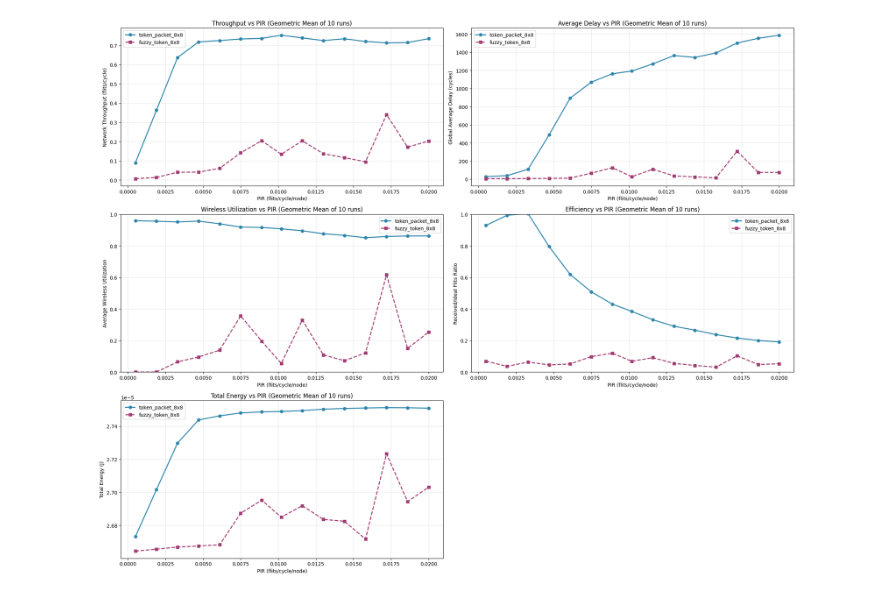
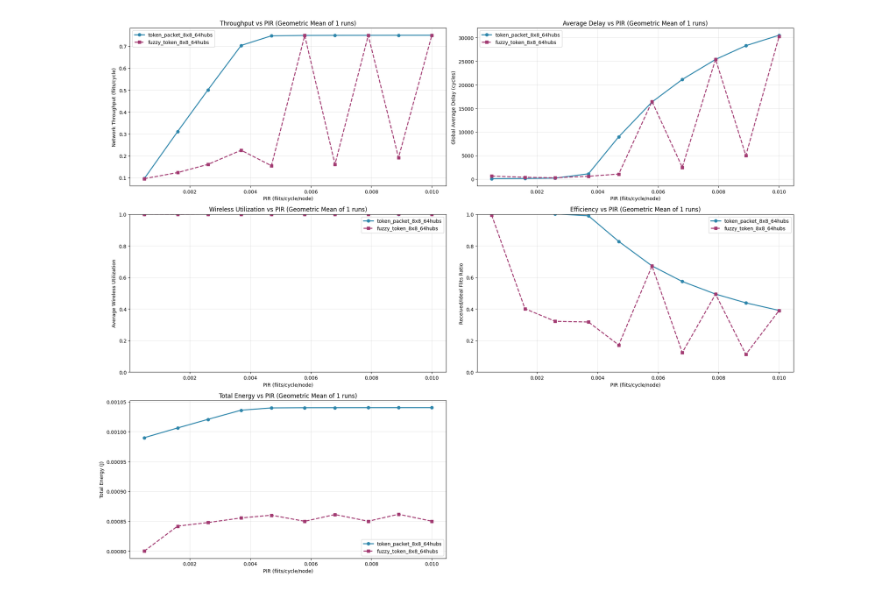
Before and after one commit to Jain-Nishkarsh/WiNoC-SOP, a Jupyter notebook: results/evaluate.ipynb, the cells around one changed output. Saved outputs shown, nothing was run; the diff lists cells and outputs as text; code cells hidden in the pictures.

```diff
--- a/results/evaluate.ipynb
+++ b/results/evaluate.ipynb
@@ -123,17 +16,17 @@ import numpy as np
 
 # Configuration - List all configs to compare
 CONFIGS = [
-    "../custom_config/token_packet_8x8.yaml",
-    # "../custom_config/token_packet_8x8_64hubs.yaml",
-    "../custom_config/fuzzy_token_8x8.yaml",
-    # "../custom_config/fuzzy_token_8x8_64hubs.yaml",
+    # "../custom_config/token_packet_8x8.yaml",
+    "../custom_config/token_packet_8x8_64hubs.yaml",
+    # "../custom_config/fuzzy_token_8x8.yaml",
+    "../custom_config/fuzzy_token_8x8_64hubs.yaml",
     # "../custom_config/fuzzy_token_rct_8x8.yaml",
     # "../custom_config/fuzzy_token_raj_8x8.yaml",
 ]
 
 BIN_DIR = Path("../bin").resolve()
-SEED = 1
-PIR_LIST = [round(x, 4) for x in np.linspace(0.0005, 0.02, 15)]
+SEED = 42
+PIR_LIST = [round(x, 4) for x in np.linspace(0.0005, 0.02, 30)]
 
 
 # Minimal parser for Noxim stdout
@@ -174,10 +67,12 @@ def run_sweep(config_path: str, pir_list, label: str):
             "./noxim",
             "-config", str(config_path),
             "-pir", str(pir), "poisson",
+            # "-pir", str(pir), "burst", "0.8",
+            "-traffic", "random",
+            "-hs", "0", "0.5",
+            # "-traffic", "transpose2",
             # "-traffic", "butterfly",
-            "-traffic", "transpose1",
             # "-traffic", "bitreversal",
-            # "-traffic", "random",
             "-seed", str(SEED),
             "-sim", "5000",
         ]
@@ -326,24 +202,24 @@ plt.show()
 
 import subprocess
 import re
-import random
 from pathlib import Path
 import matplotlib.pyplot as plt
 import numpy as np
 
 # Configuration - List all configs to compare
 CONFIGS = [
-    "../custom_config/token_packet_8x8.yaml",
-    # "../custom_config/token_packet_8x8_64hubs.yaml",
-    "../custom_config/fuzzy_token_8x8.yaml",
-    # "../custom_config/fuzzy_token_8x8_64hubs.yaml",
+    # "../custom_config/token_packet_8x8.yaml",
+    "../custom_config/token_packet_8x8_64hubs.yaml",
+    # "../custom_config/fuzzy_token_8x8.yaml",
+    "../custom_config/fuzzy_token_8x8_64hubs.yaml",
     # "../custom_config/fuzzy_token_rct_8x8.yaml",
     # "../custom_config/fuzzy_token_raj_8x8.yaml",
 ]
 
 BIN_DIR = Path("../bin").resolve()
-NUM_RUNS = 3  # Number of runs per point
-PIR_LIST = [round(x, 4) for x in np.linspace(0.0005, 0.02, 15)]
+NUM_RUNS = 1  # Number of runs per point
+PIR_LIST = [round(x, 4) for x in np.linspace(0.0005, 0.01, 10)]
+# PIR_LIST += [round(x, 4) for x in np.linspace(0.02, 0.06, 5)]
 
 
 # Minimal parser for Noxim stdout
@@ -406,12 +282,13 @@ def run_sweep_multiseed(config_path: str, pir_list, label: str):
             cmd = [
                 "./noxim",
                 "-config", str(config_path),
-                # "-pir", str(pir), "poisson",
-                "-pir", str(pir), "burst", "0.8",
+                "-pir", str(pir), "poisson",
+                # "-pir", str(pir), "burst", "0.8",
                 "-traffic", "random",
-                "-hs", "37", "0.7",
-                # "-traffic", "transpose1",
-                "-sim", "5000",
+                # "-hs", "0", "0.5",
+                # "-traffic", "transpose2",
+                "-sim", "100000",
+                "-seed", "42",
             ]
             try:
                 proc = subprocess.run(cmd, cwd=str(BIN_DIR), capture_output=True, text=True, timeout=240)
@@ -501,7 +378,7 @@ for idx, (label, results) in enumerate(all_results.items()):
 # Configure Throughput plot
 ax1.set_xlabel("PIR (flits/cycle/node)")
 ax1.set_ylabel("Network Throughput (flits/cycle)")
-ax1.set_title("Throughput vs PIR (Geometric Mean of 10 runs)")
+ax1.set_title(f"Throughput vs PIR (Geometric Mean of {NUM_RUNS} runs)")
 ax1.grid(True, alpha=0.3)
 ax1.legend()
 
@@ -509,7 +386,7 @@ ax1.legend()
 # Configure Average delay plot
 ax2.set_xlabel("PIR (flits/cycle/node)")
 ax2.set_ylabel("Global Average Delay (cycles)")
-ax2.set_title("Average Delay vs PIR (Geometric Mean of 10 runs)")
+ax2.set_title(f"Average Delay vs PIR (Geometric Mean of {NUM_RUNS} runs)")
 ax2.grid(True, alpha=0.3)
 ax2.legend()
 
@@ -517,7 +394,7 @@ ax2.legend()
 # Configure Wireless utilization plot
 ax3.set_xlabel("PIR (flits/cycle/node)")
 ax3.set_ylabel("Average Wireless Utilization")
-ax3.set_title("Wireless Utilization vs PIR (Geometric Mean of 10 runs)")
+ax3.set_title(f"Wireless Utilization vs PIR (Geometric Mean of {NUM_RUNS} runs)")
 ax3.set_ylim(0.0, 1.0)
 ax3.grid(True, alpha=0.3)
 ax3.legend()
@@ -526,7 +403,7 @@ ax3.legend()
 # Configure Received/Ideal flits ratio plot
 ax4.set_xlabel("PIR (flits/cycle/node)")
 ax4.set_ylabel("Received/Ideal Flits Ratio")
-ax4.set_title("Efficiency vs PIR (Geometric Mean of 10 runs)")
+ax4.set_title(f"Efficiency vs PIR (Geometric Mean of {NUM_RUNS} runs)")
 ax4.set_ylim(0.0, 1.0)
 ax4.grid(True, alpha=0.3)
 ax4.legend()
@@ -534,7 +411,7 @@ ax4.legend()
 # Configure Total Energy plot
 ax5.set_xlabel("PIR (flits/cycle/node)")
 ax5.set_ylabel("Total Energy (J)")
-ax5.set_title("Total Energy vs PIR (Geometric Mean of 10 runs)")
+ax5.set_title(f"Total Energy vs PIR (Geometric Mean of {NUM_RUNS} runs)")
 ax5.grid(True, alpha=0.3)
 ax5.legend()
 
@@ -564 +441 @@ plt.show()
-[figure, old version]
+[figure, new version]
```
Also changed, not shown: parts of 6 cells of this notebook, 6 other files.
